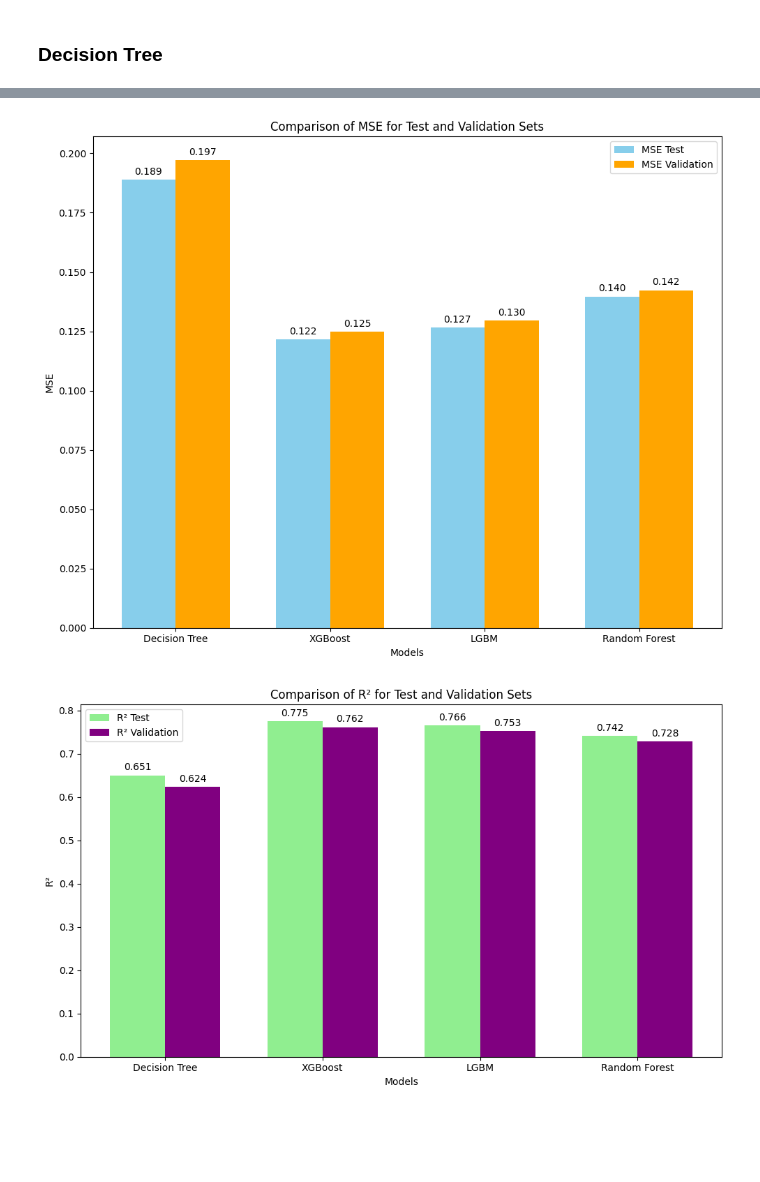
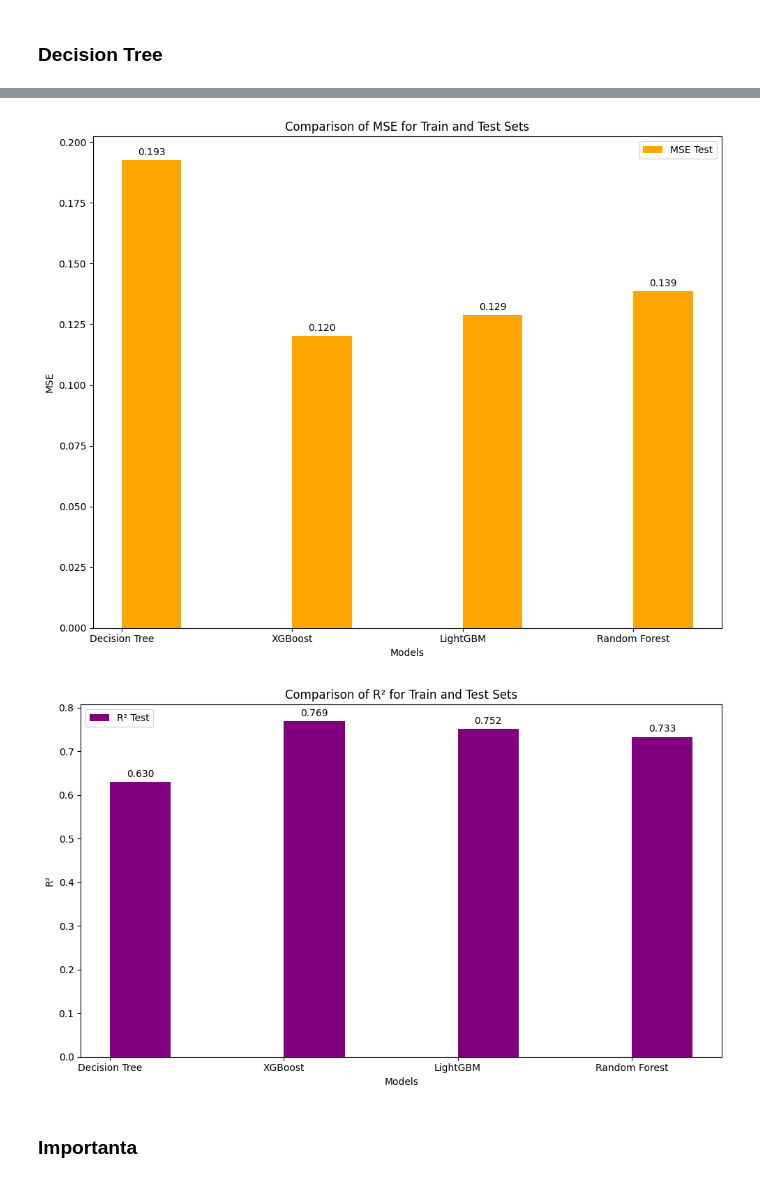
Before and after one commit to Symicy/ProiectSisteme, a Jupyter notebook: jupnote.ipynb, the cells around one changed output, grey strips where cells are left out. Saved outputs shown, nothing was run; the diff lists cells and outputs as text; code cells hidden in the pictures; blank space fills up the shorter version.

```diff
--- a/jupnote.ipynb
+++ b/jupnote.ipynb
@@ -522,21 +522,14 @@ from sklearn.metrics import mean_squared_error, r2_score
 
 # 1. Încărcarea datelor
 # Presupunem că datasetul a fost deja curățat și one-hot encoded.
-# De exemplu, dacă ai un CSV:
-# df = pd.read_csv('cale_catre_dataset.csv')
 
 # 2. Pregătirea datelor:
 # Eliminăm coloana 'anime_id' și folosim 'score' ca țintă.
 X = df.drop(columns=['score', 'anime_id'])
 y = df['score']
 
-# 3. Împărțirea setului de date în 70%-20%-10%
-# Mai întâi, extragem 10% pentru setul de validare.
-X_temp_forest, X_val_forest, y_temp_forest, y_val_forest = train_test_split(X, y, test_size=0.10, random_state=42)
-
-# Din restul de 90%, împărțim în antrenare (70% din total) și testare (20% din total)
-# Calculăm proporția setului de testare: 20/90 ≈ 0.222
-X_train_forest, X_test_forest, y_train_forest, y_test_forest = train_test_split(X_temp_forest, y_temp_forest, test_size=20/90, random_state=42)
+# 3. Împărțirea setului de date în 80% antrenare și 20% testare
+X_train_forest, X_test_forest, y_train_forest, y_test_forest = train_test_split(X, y, test_size=0.20, random_state=42)
 
 # 4. Construirea modelului Random Forest și optimizarea hiperparametrilor:
 rf = RandomForestRegressor(random_state=42)
@@ -569,14 +562,6 @@ r2_test_forest = r2_score(y_test_forest, y_pred_test_forest)
 print("\nEvaluarea pe setul de test:")
 print("MSE:", mse_test_forest)
 print("R^2:", r2_test_forest)
-
-# 6. Evaluarea pe setul de validare
-y_pred_val_forest = best_rf.predict(X_val_forest)
-mse_val_forest = mean_squared_error(y_val_forest, y_pred_val_forest)
-r2_val_forest = r2_score(y_val_forest, y_pred_val_forest)
-print("\nEvaluarea pe setul de validare:")
-print("MSE:", mse_val_forest)
-print("R^2:", r2_val_forest)
 # %% [output]
 Fitting 5 folds for each of 32 candidates, totalling 160 fits
 Cei mai buni hiperparametri găsiți: {'max_depth': None, 'min_samples_leaf': 1, 'min_samples_split': 2, 'n_estimators': 200}
@@ -875,60 +833,66 @@ print(comparison_df.head(1000).sort_values(by='Valoare reală', ascending=False)
 
 [1000 rows x 2 columns]
 # %%
-
-from sklearn.ensemble import VotingRegressor
+import numpy as np
+import matplotlib.pyplot as plt
 
 # Rezultatele algoritmilor
-models = ['Decision Tree', 'XGBoost', 'LGBM', 'Random Forest']
-mse_test = [mse_val_dt, mse_val_xgb, mse_val_lgbm, mse_val_forest]
-r2_test = [r2_val_dt, r2_val_xgb, r2_val_lgbm, r2_val_forest]
-mse_val = [mse_test_dt, mse_test_xgb, mse_test_lgbm, mse_test_forest]
-r2_val = [r2_test_dt, r2_test_xgb, r2_test_lgbm, r2_test_forest]
+models = ['Decision Tree', 'XGBoost', 'LightGBM', 'Random Forest']
 
-# Grafic comparativ
+# MSE și R² pentru seturile de antrenare și testare
+#mse_train = [mse_train_dec, mse_train_xgb, mse_train_lgbm, mse_train_forest]
+mse_test = [mse_test_dec, mse_test_xgb, mse_test_lgbm, mse_test_forest]
+#r2_train = [r2_train_dec, r2_train_xgb, r2_train_lgbm, r2_train_forest]
+r2_test = [r2_test_dec, r2_test_xgb, r2_test_lgbm, r2_test_forest]
+
+# Grafic comparativ pentru MSE
 x = np.arange(len(models))
 width = 0.35
 
 fig, ax = plt.subplots(figsize=(10, 8))
-bar1 = ax.bar(x - width/2, mse_test, width, label='MSE Test', color='skyblue')
-bar2 = ax.bar(x + width/2, mse_val, width, label='MSE Validation', color='orange')
+#bar1 = ax.bar(x - width/2, mse_train, width, label='MSE Train', color='skyblue')
+bar2 = ax.bar(x + width/2, mse_test, width, label='MSE Test', color='orange')
 
 ax.set_xlabel('Models')
 ax.set_ylabel('MSE')
-ax.set_title('Comparison of MSE for Test and Validation Sets')
+ax.set_title('Comparison of MSE for Train and Test Sets')
 ax.set_xticks(x)
 ax.set_xticklabels(models)
 ax.legend()
 
 # Adaugă valori pe bare
-for bar in bar1 + bar2:
+#for bar in bar1 + bar2:
+for bar in bar2:
     height = bar.get_height()
     ax.annotate(f'{height:.3f}', xy=(bar.get_x() + bar.get_width() / 2, height),
                 xytext=(0, 3), textcoords="offset points", ha='center', va='bottom')
 
 plt.tight_layout()
 plt.show()
 
-# Grafic pentru R²
+# Grafic comparativ pentru R²
 fig, ax = plt.subplots(figsize=(10, 6))
-bar1 = ax.bar(x - width/2, r2_test, width, label='R² Test', color='lightgreen')
-bar2 = ax.bar(x + width/2, r2_val, width, label='R² Validation', color='purple')
+#bar1 = ax.bar(x - width/2, r2_train, width, label='R² Train', color='lightgreen')
+bar2 = ax.bar(x + width/2, r2_test, width, label='R² Test', color='purple')
 
 ax.set_xlabel('Models')
 ax.set_ylabel('R²')
-ax.set_title('Comparison of R² for Test and Validation Sets')
+ax.set_title('Comparison of R² for Train and Test Sets')
 ax.set_xticks(x)
 ax.set_xticklabels(models)
 ax.legend()
 
 # Adaugă valori pe bare
-for bar in bar1 + bar2:
+#for bar in bar1 + bar2:
+for bar in bar2:
     height = bar.get_height()
     ax.annotate(f'{height:.3f}', xy=(bar.get_x() + bar.get_width() / 2, height),
                 xytext=(0, 3), textcoords="offset points", ha='center', va='bottom')
 
 plt.tight_layout()
 plt.show()
 # %% [output]
-[figure, old version]
+[figure, new version]
-[figure, old version]
+[figure, new version]
+# %% [markdown]
+### Importanta
```
Also changed, not shown: parts of 13 cells of this notebook.
